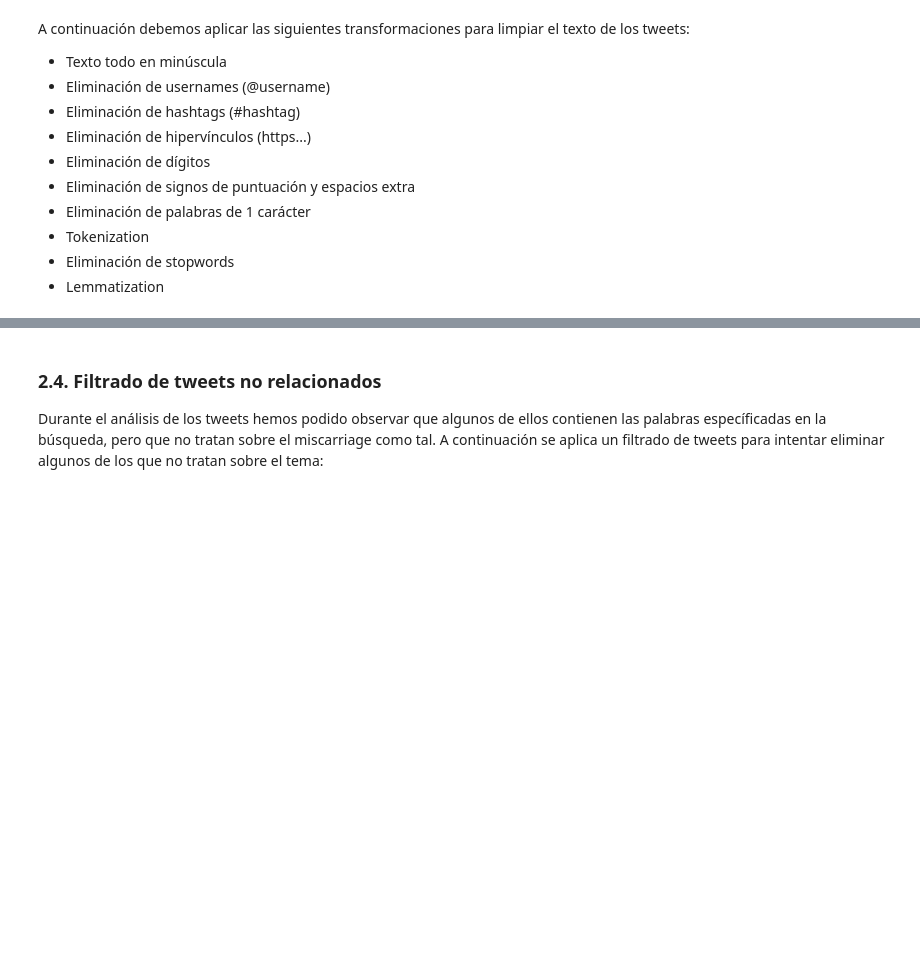
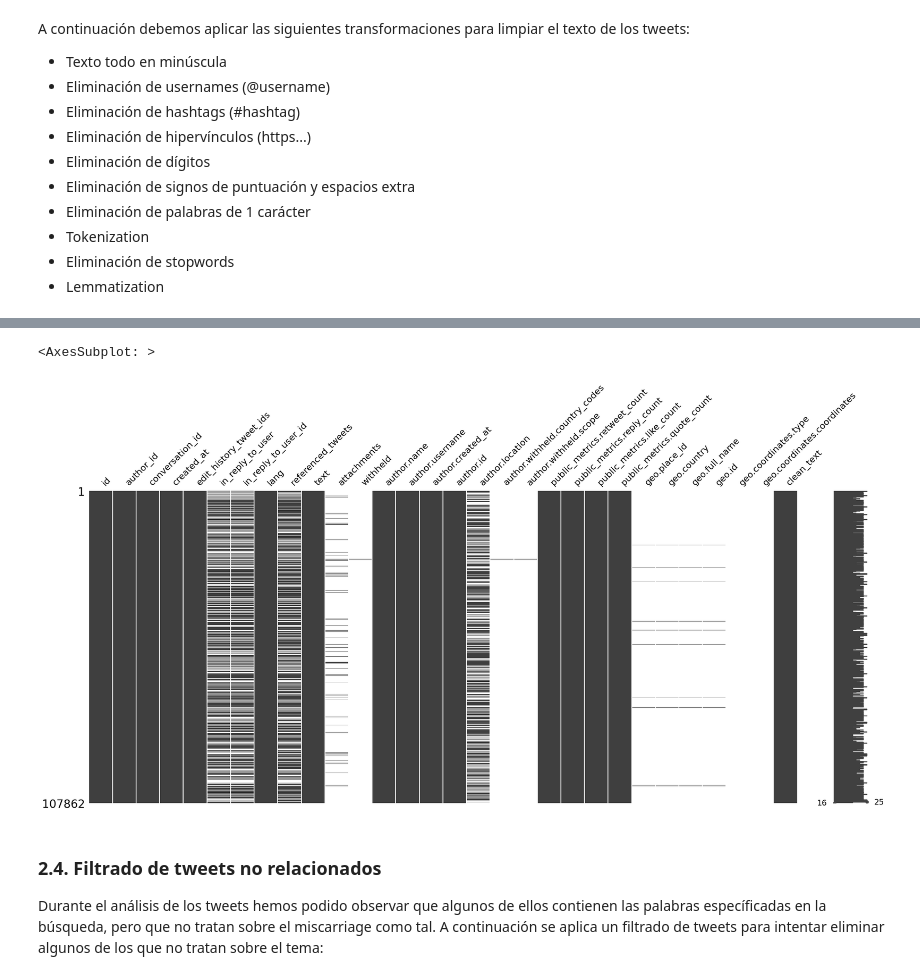
Before and after one commit to Oliph/MiscarriageTwitterAnalysis, a Jupyter notebook: miscarriage-analysis.ipynb, the cells around one changed output, grey strips where cells are left out. Saved outputs shown, nothing was run; the diff lists cells and outputs as text; code cells hidden in the pictures; blank space fills up the shorter version.

```diff
--- a/miscarriage-analysis.ipynb
+++ b/miscarriage-analysis.ipynb
@@ -154,9 +149,6 @@ df = apply_transformations(df)
 A parte de las columnas transformadas anteriormente, tenemos que realizar un proceso de limpieza específico para la columna que contiene el texto del tweet.
 
 En primer lugar, ya que los tweets contienen su texto en 2 campos diferentes dependiendo si están truncados o no, debemos crear un campo que use el texto normal o el extendido dependidiendo del tipo de tweet.
-# %%
-# Getting text or extended text (long tweets, more than 40 chars)
-df['final_text'] = df['text']
 # %% [markdown]
 A continuación debemos aplicar las siguientes transformaciones para limpiar el texto de los tweets:
 * Texto todo en minúscula
@@ -237,11 +238,13 @@ def text_cleaning(df):
     '''
     lists_of_text = []
 
-    for text in df['final_text']:
+    for text in df['text']:
         sentence = str(text)
 
         # Text transformations
         sentence = lowercase_text(sentence) # All in lowercase
+       # sentence = remove_extra_spaces(sentence)
+
         sentence = remove_links(sentence) # Remove links
         sentence = remove_hashtags(sentence) # Remove Hashtags
         sentence = remove_usernames(sentence) # Remove usernames
@@ -265,3 +275,8 @@ df['clean_text'].head()
+# %%
+msno.matrix(df)
+# %% [output]
+<AxesSubplot: >
+[figure, added]
 # %% [markdown]
 ### 2.4. Filtrado de tweets no relacionados
 
```
Also changed, not shown: parts of 76 cells of this notebook.
